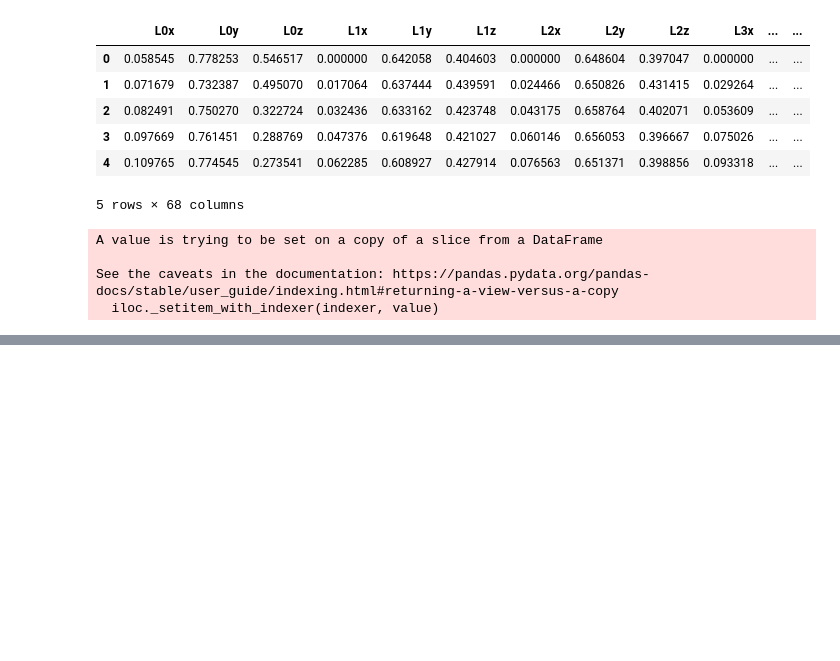
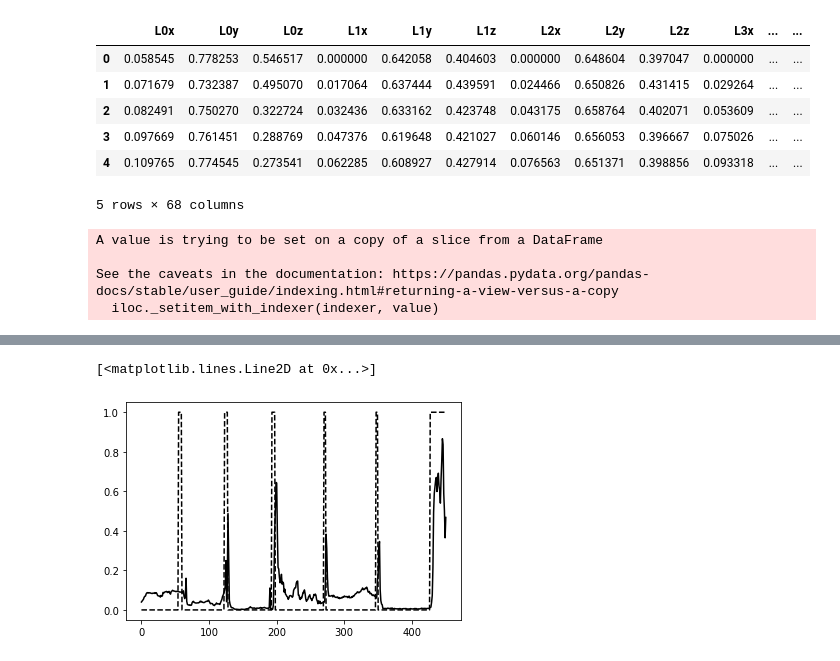
Before and after one commit to KNU-BrainAI-Capstone2021/SIB, a Jupyter notebook: model/testmodel.ipynb, the cells around one changed output, grey strips where cells are left out. Drawn from its saved outputs; the diff is of its cells as text; code cells hidden in the pictures; blank space fills up the shorter version.

Commit message:
lstm model (softmax+crossentropy)

```diff
--- a/model/testmodel.ipynb
+++ b/model/testmodel.ipynb
@@ -87,8 +87,8 @@ x_test_t = x_test_numpy.reshape(x_test_numpy.shape[0],63,1)
 model = Sequential()
 
 model.add(LSTM(50, input_shape=(63,1)))
-model.add(Dense(64))
-model.add(Dense(5))
-model.compile(loss='mean_squared_error',optimizer='adam',metrics=['accuracy'])
+model.add(Dense(64, activation='relu'))
+model.add(Dense(5, activation='softmax'))
+model.compile(loss='categorical_crossentropy',optimizer='adam',metrics=['accuracy'])
 model.summary()
 # %% [output]
@@ -134,0 +135,10 @@ model.evaluate(x_test_t, y_test, verbose=2)
+# %%
+predict = model.predict(x_test_t)
+# %%
+size = len(y_test)
+
+plt.plot(range(size), y_test['None'], 'k--')
+plt.plot(range(size), predict[:,4],'k')
+# %% [output]
+[<matplotlib.lines.Line2D at 0x...>]
+[figure, added]
```
Also changed, not shown: parts of 7 cells of this notebook.
